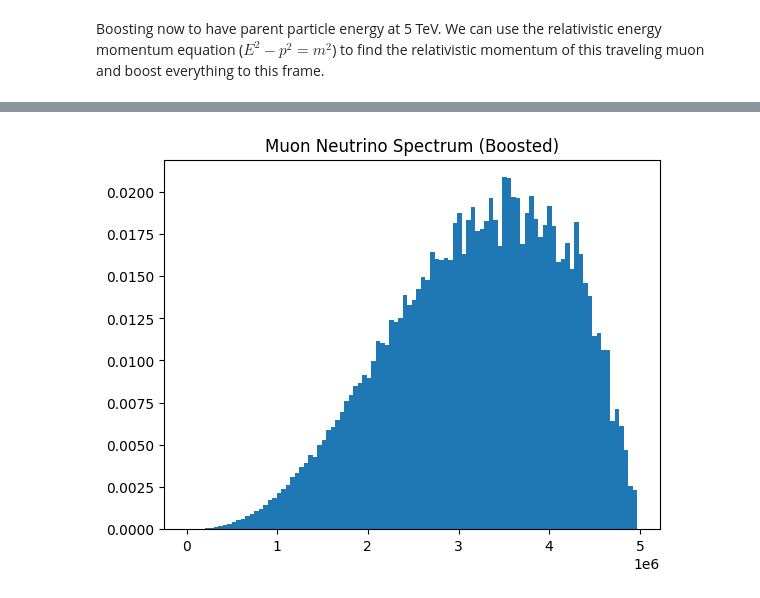
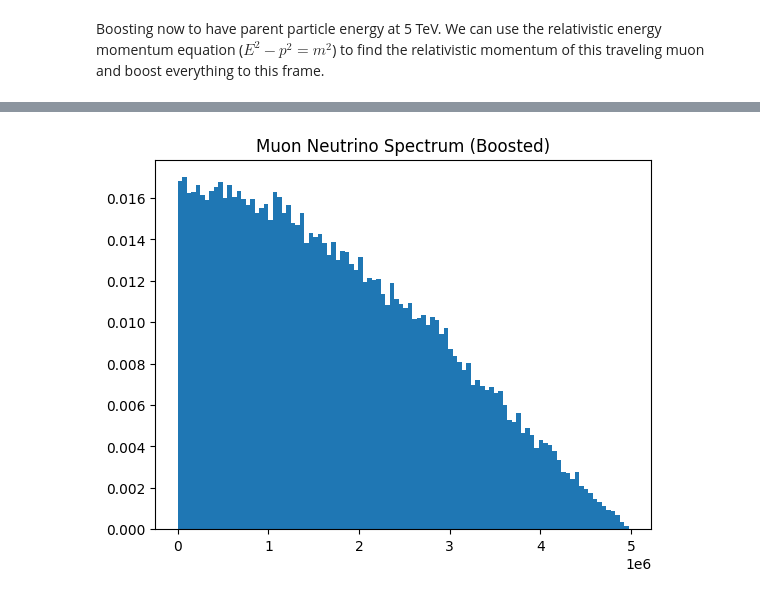
Before and after one commit to jchoi55/MINeut, a Jupyter notebook: 3-body-decay.ipynb, the cells around one changed output, grey strips where cells are left out. Saved outputs shown, nothing was run; the diff lists cells and outputs as text; code cells hidden in the pictures.

```diff
--- a/3-body-decay.ipynb
+++ b/3-body-decay.ipynb
@@ -189,16 +189,9 @@ Daughter 3: [(1570715.72964087,  4.53426423, 14.33214438, 1570715.7297128 )
 # %%
-xmuon_b = 2*boosted_3.E/mp
-weight_muon_b = (xmuon_b**2)*(3.0-2*xmuon_b)
-
-#normalize
-tot_weight_b = np.sum(weight_muon_b)
-norm_weight_b = weight_muon_b/tot_weight_b
-
-plt.hist(boosted_3.E,weights=norm_weight_b, bins=100)
+plt.hist(boosted_3.E,weights=norm_weight, bins=100)
 plt.title("Muon Neutrino Spectrum (Boosted)")
 plt.show()
 # %% [output]
-[figure, old version]
+[figure, new version]
 # %%
 #boost the boosted electron antineutrino
 doub_boosted_2 = boosted_2.boost(parent)
```
Also changed, not shown: parts of 10 cells of this notebook.
